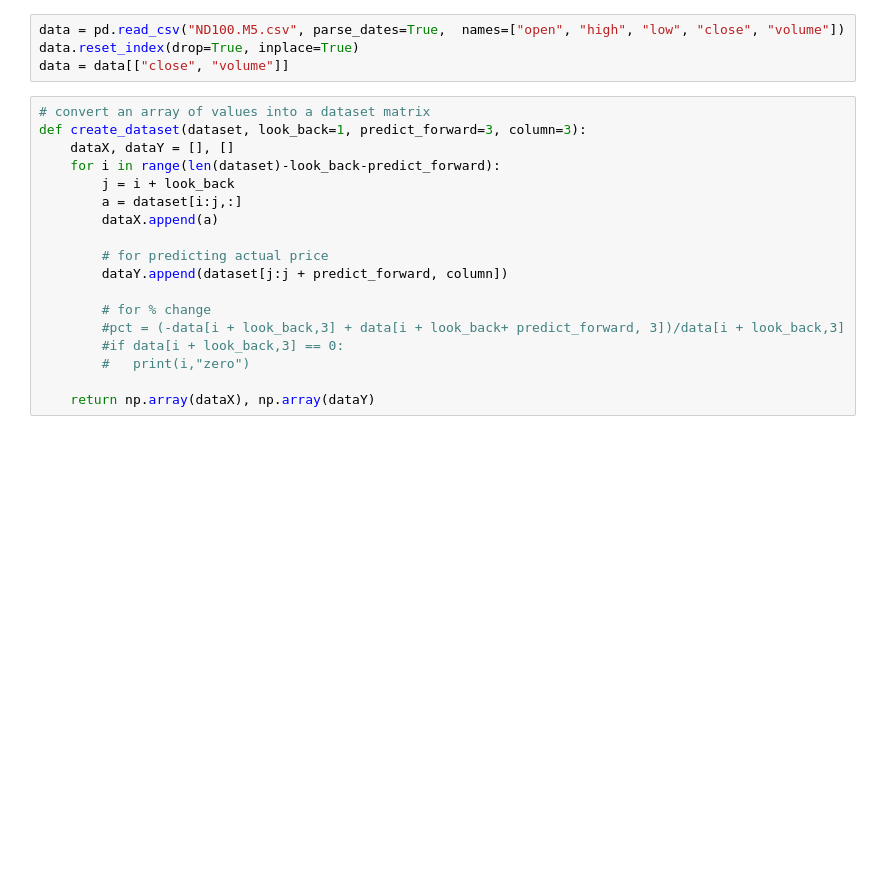
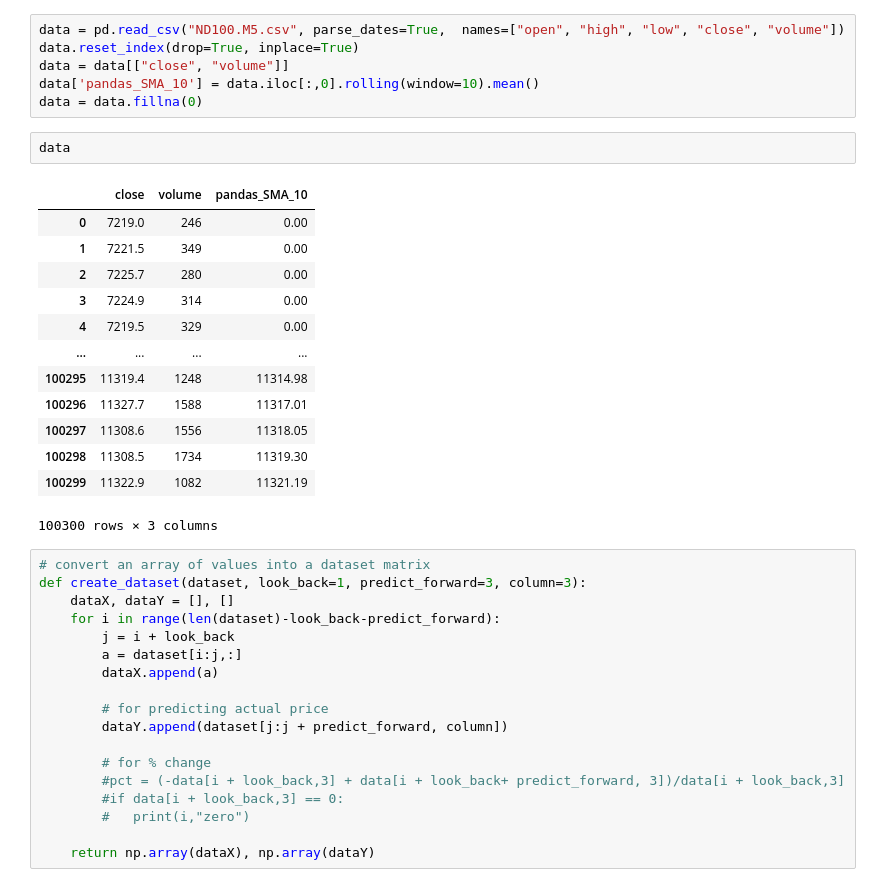
Before and after one commit to jnani1972/AI-for-Trading, a Jupyter notebook: Stock_prediction.ipynb, the cells around one changed output. Cells and saved outputs as stored; diff of their text form; blank space fills up the shorter version.

```diff
--- a/Stock_prediction.ipynb
+++ b/Stock_prediction.ipynb
@@ -33,6 +49,24 @@ cd data
 data = pd.read_csv("ND100.M5.csv", parse_dates=True,  names=["open", "high", "low", "close", "volume"])
 data.reset_index(drop=True, inplace=True)
 data = data[["close", "volume"]]
+data['pandas_SMA_10'] = data.iloc[:,0].rolling(window=10).mean()
+data = data.fillna(0)
+# %%
+data
+# %% [output]
+|  | close | volume | pandas_SMA_10 |
+| 0 | 7219.0 | 246 | 0.00 |
+| 1 | 7221.5 | 349 | 0.00 |
+| 2 | 7225.7 | 280 | 0.00 |
+| 3 | 7224.9 | 314 | 0.00 |
+| 4 | 7219.5 | 329 | 0.00 |
+| ... | ... | ... | ... |
+| 100295 | 11319.4 | 1248 | 11314.98 |
+| 100296 | 11327.7 | 1588 | 11317.01 |
+| 100297 | 11308.6 | 1556 | 11318.05 |
+| 100298 | 11308.5 | 1734 | 11319.30 |
+| 100299 | 11322.9 | 1082 | 11321.19 |
+100300 rows × 3 columns
 # %%
 # convert an array of values into a dataset matrix
 def create_dataset(dataset, look_back=1, predict_forward=3, column=3):
```
Also changed, not shown: parts of 11 cells of this notebook.
